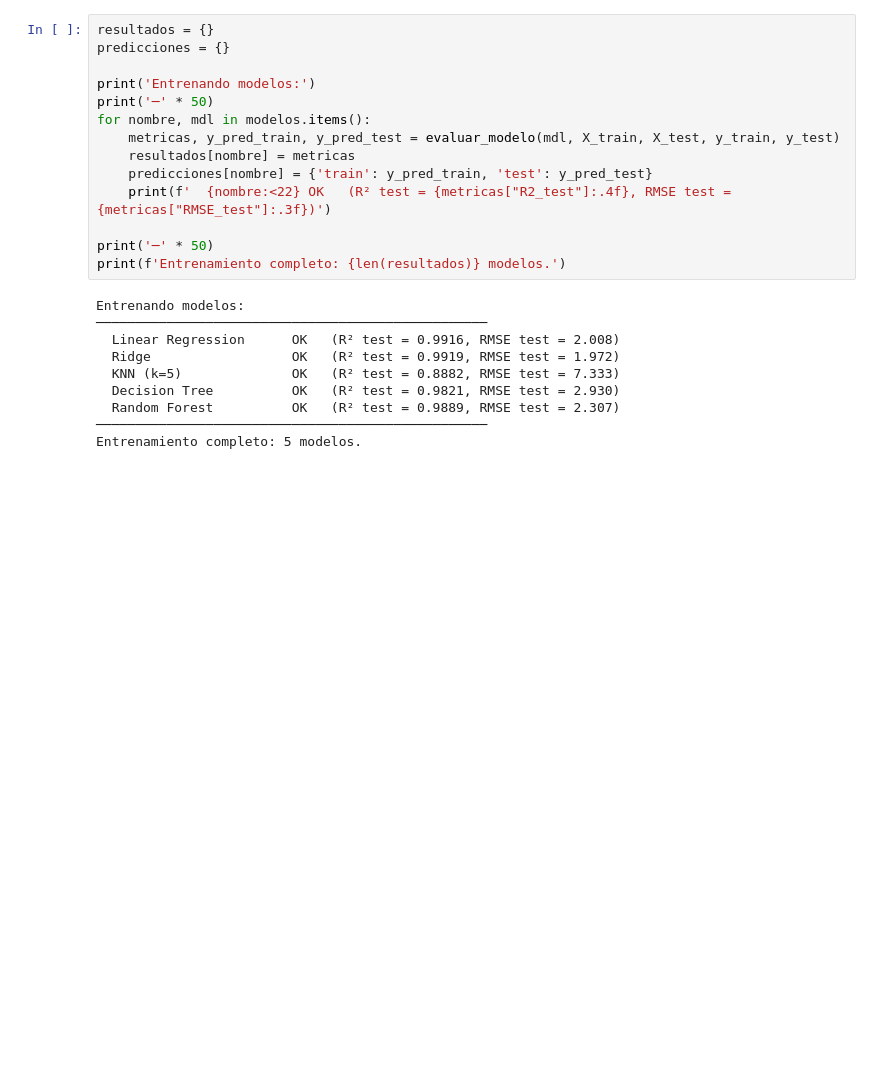
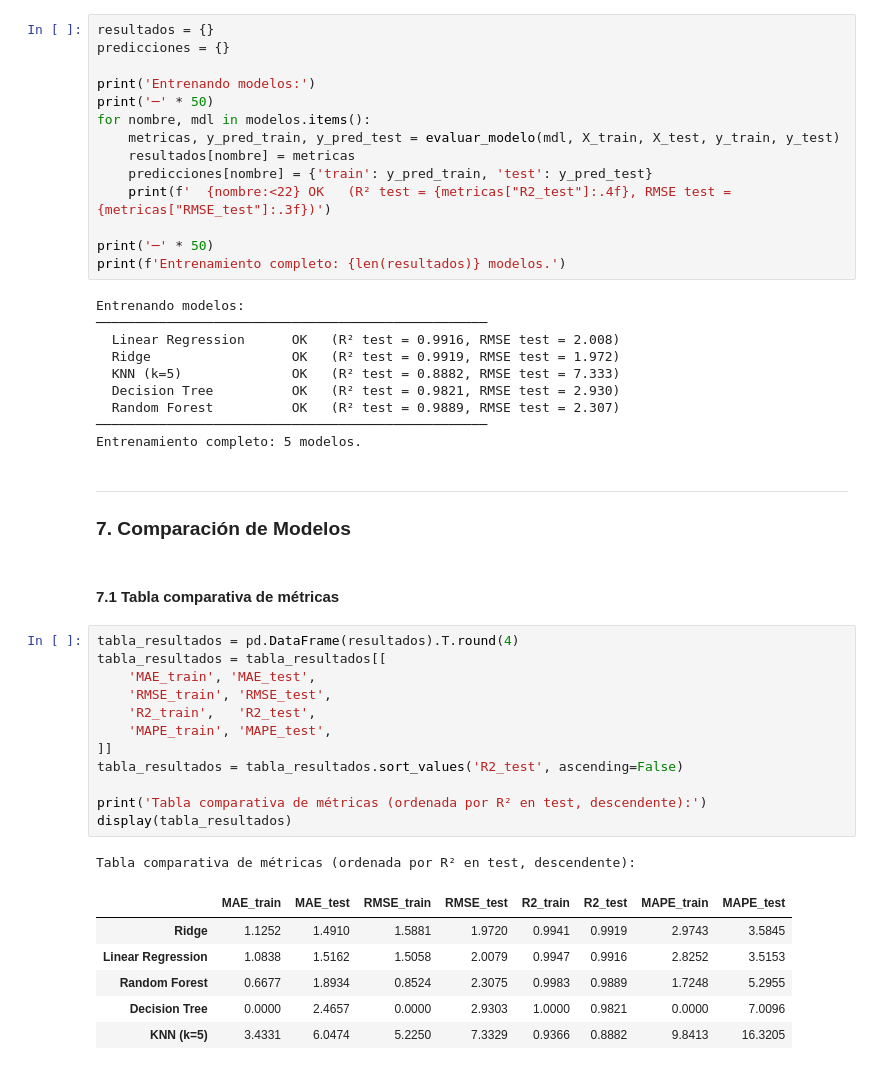
Before and after one commit to Tunchxz/CC3074-Proyecto-Final, a Jupyter notebook: Week-3.ipynb, the cells around one changed output. Cells and saved outputs as stored; diff of their text form; blank space fills up the shorter version.

```diff
--- a/Week-3.ipynb
+++ b/Week-3.ipynb
@@ -572,3 +572,28 @@ Entrenando modelos:
   Random Forest          OK   (R² test = 0.9889, RMSE test = 2.307)
 ──────────────────────────────────────────────────
 Entrenamiento completo: 5 modelos.
+# %% [markdown]
+---
+### 7. Comparación de Modelos
+# %% [markdown]
+#### 7.1 Tabla comparativa de métricas
+# %%
+tabla_resultados = pd.DataFrame(resultados).T.round(4)
+tabla_resultados = tabla_resultados[[
+    'MAE_train', 'MAE_test',
+    'RMSE_train', 'RMSE_test',
+    'R2_train',   'R2_test',
+    'MAPE_train', 'MAPE_test',
+]]
+tabla_resultados = tabla_resultados.sort_values('R2_test', ascending=False)
+
+print('Tabla comparativa de métricas (ordenada por R² en test, descendente):')
+display(tabla_resultados)
+# %% [output]
+Tabla comparativa de métricas (ordenada por R² en test, descendente):
+|  | MAE_train | MAE_test | RMSE_train | RMSE_test | R2_train | R2_test | MAPE_train | MAPE_test |
+| Ridge | 1.1252 | 1.4910 | 1.5881 | 1.9720 | 0.9941 | 0.9919 | 2.9743 | 3.5845 |
+| Linear Regression | 1.0838 | 1.5162 | 1.5058 | 2.0079 | 0.9947 | 0.9916 | 2.8252 | 3.5153 |
+| Random Forest | 0.6677 | 1.8934 | 0.8524 | 2.3075 | 0.9983 | 0.9889 | 1.7248 | 5.2955 |
+| Decision Tree | 0.0000 | 2.4657 | 0.0000 | 2.9303 | 1.0000 | 0.9821 | 0.0000 | 7.0096 |
+| KNN (k=5) | 3.4331 | 6.0474 | 5.2250 | 7.3329 | 0.9366 | 0.8882 | 9.8413 | 16.3205 |
```
Also changed, not shown: parts of 6 cells of this notebook.
